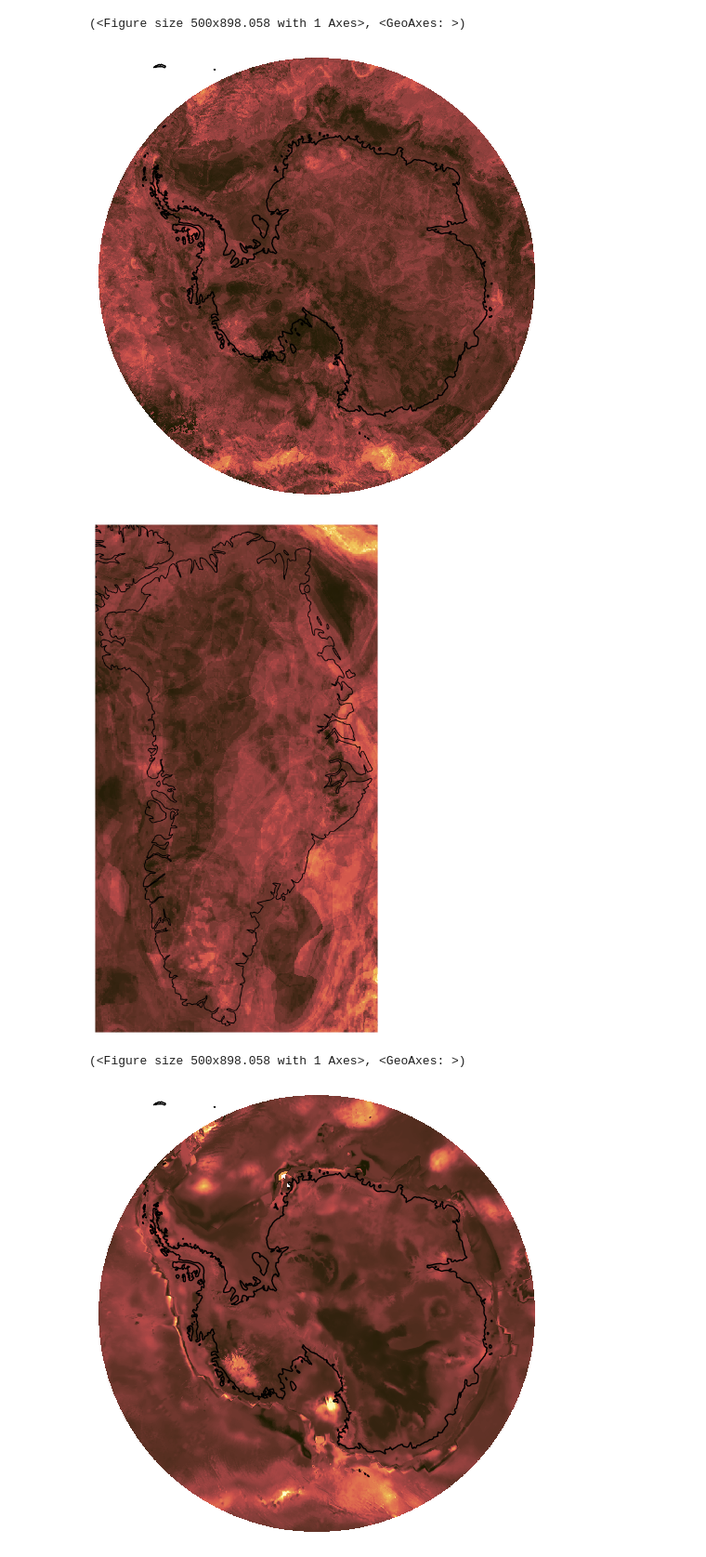
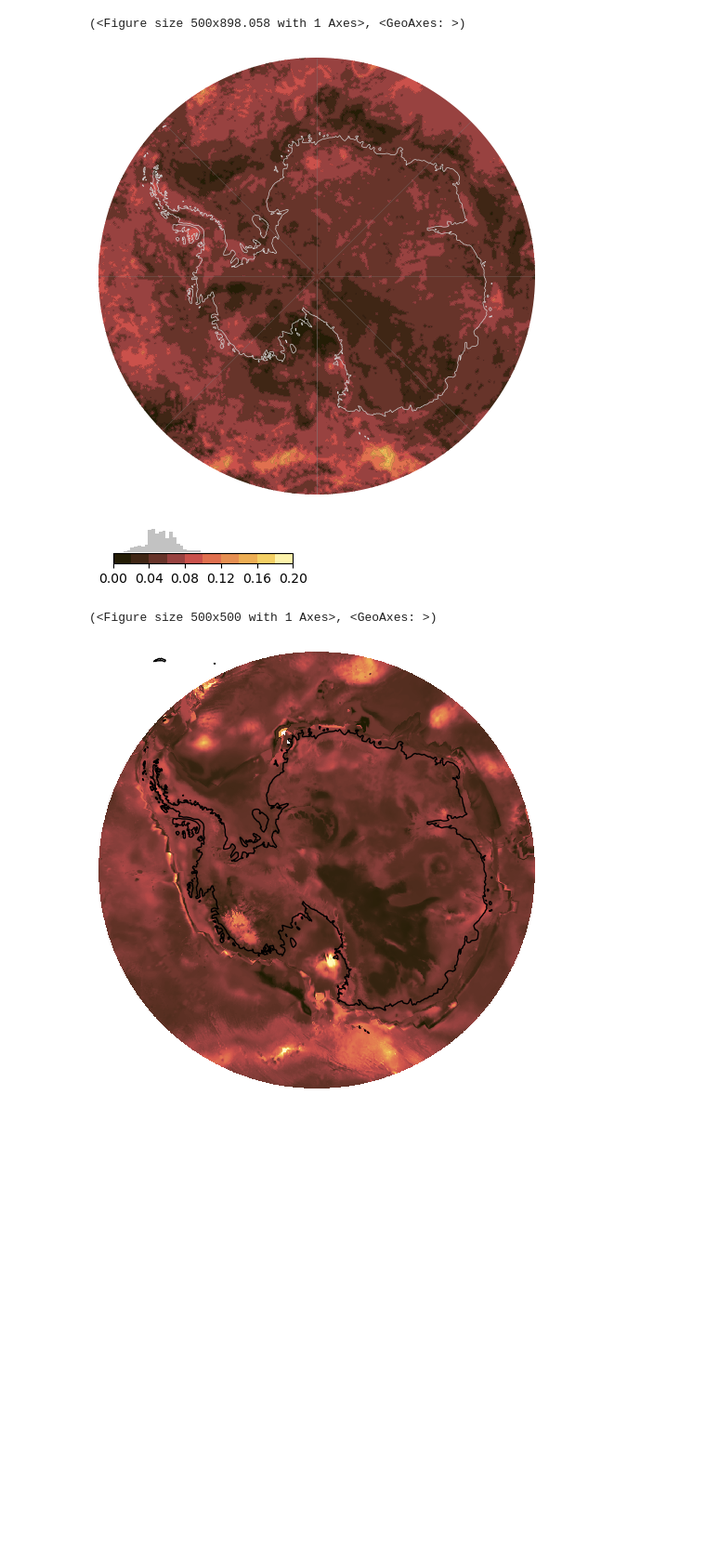
Before and after one commit to TobbeTripitaka/Aq2, a Jupyter notebook: X_EXTRAS.ipynb, the cells around one changed output. Shown at 93% size. Drawn from its saved outputs; the diff is of its cells as text; code cells hidden in the pictures; blank space fills up the shorter version.

```diff
--- a/X_EXTRAS.ipynb
+++ b/X_EXTRAS.ipynb
@@ -242,12 +287,40 @@ agrid_kq_qrf.map('qrf_q50_corr', cmap = hf_cmap, vmin = q_min, vmax = q_max, tra
 [figure]
 (<Figure size 500x898.058 with 1 Axes>, <GeoAxes: >)
 # %%
-agrid_aq_gbm.map('gbm_q50_corr', cmap = hf_cmap, vmin = q_min, vmax = q_max, transparent=True, save_fig='aq2_gbm_q.png')
-agrid_kq_gbm.map('gbm_q50_corr', cmap = hf_cmap, vmin = q_min, vmax = q_max, transparent=True, save_fig='kq2_gbm_q.png')
+
+
+agrid_aq_gbm.contour_map('gbm_q50_corr',
+                 cmap = hf_cmap,
+                 vmin = q_min,
+                 vmax = q_max,
+                 transparent=True,
+                 contour_linewidths=0.1,
+                 smooth_kernel_size=2,
+                 smooth=True,
+                 circular = True,
+                 gridlines={"step": 45},
+                 ext_cbar=True,
+                 save_cbar='fig/aq2_gbm_q_cbar.png',
+                 save_fig='fig/aq2_gbm_q.png')
+
+
+
+
+
+
+# agrid_kq_gbm.contour_map('gbm_q50_corr',
+#                  cmap = hf_cmap,
+#                  vmin = q_min,
+#                  vmax = q_max,
+#                  transparent=True,
+#                  smooth_kernel_size=2,
+#                  contour_linewidths=0.3,
+#                  smooth=True,
+#                  save_fig='kq2_gbm_q.png')
 # %% [output]
-[figure, old version]
+[figure, new version]
-[figure, old version]
+[figure, new version]
-(<Figure size 500x898.058 with 1 Axes>, <GeoAxes: >)
+(<Figure size 500x500 with 1 Axes>, <GeoAxes: >)
 # %%
 agrid_aq_sim.map('sim_q_corr', cmap = hf_cmap, vmin = q_min, vmax = q_max, transparent=True, save_fig='aq2_sim_q.png')
 
```
Also changed, not shown: parts of 13 cells of this notebook, 2 other files.
